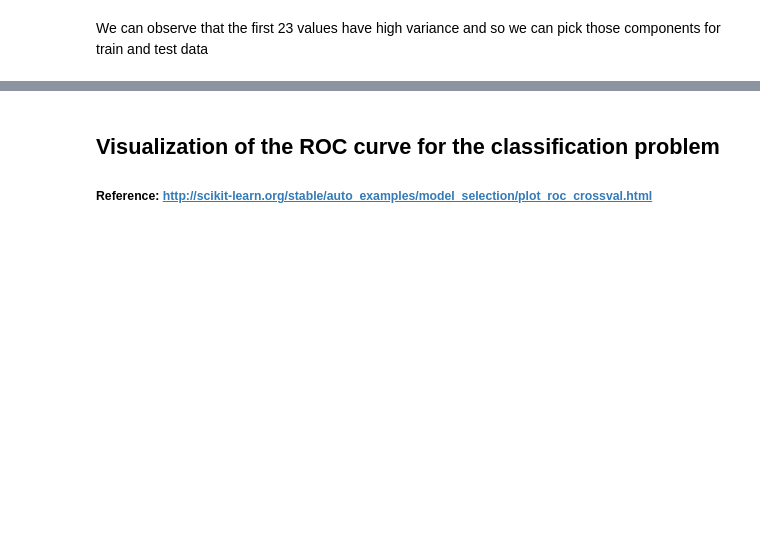
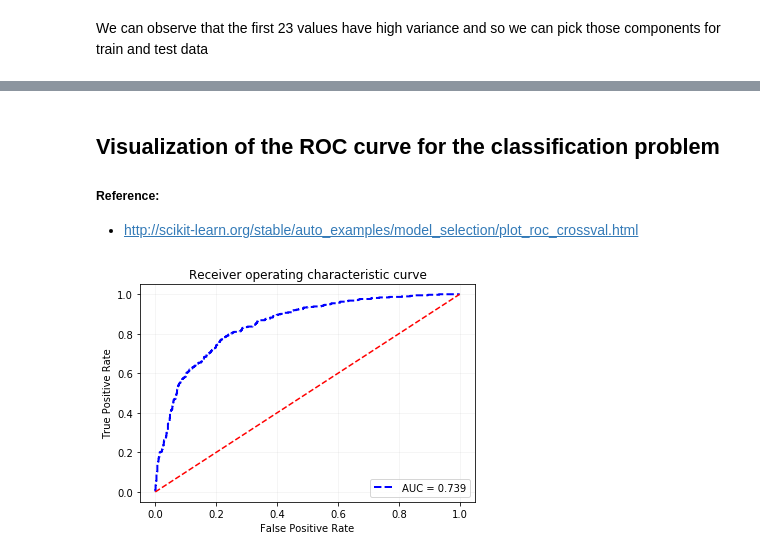
Before and after one commit to vipulpopat/MSCAI_CE4021_Project, a Jupyter notebook: Etivity_18195067.ipynb, the cells around one changed output, grey strips where cells are left out. Cells and saved outputs as stored; diff of their text form; code cells hidden in the pictures; blank space fills up the shorter version.

```diff
--- a/Etivity_18195067.ipynb
+++ b/Etivity_18195067.ipynb
@@ -539,12 +621,13 @@ We can observe that the first 23 values have high variance and so we can pick th
 X_pca_train = pca.transform(X_scaled_train)
 
 # Set X_PCA_train to the chosen principal components
-X_PCA_train = X_pca_train[:,:40]
+X_PCA_train = X_pca_train[:,:24]
 
 # Applying the PCA transform on the Test data set
 X_pca_test = pca.transform(X_scaled_test)
-X_PCA_test = X_pca_test[:,:40]
+X_PCA_test = X_pca_test[:,:24]
 
-X_PCA_train.shape
+print(X_PCA_train.shape)
+print(X_PCA_test.shape)
 # TODO: need to justify why we need or not need PCA <USE Pipeline perhaps>
 # %% [output]
@@ -558,37 +644,19 @@ X_PCA_train.shape
 # %%
 %%time
 
-#parameters = {'kernel':('linear', 'rbf'), 'C':[1, 5, 10], 'degree':[1, 3]}
-
-# The gamma parameter defines how far the influence of a single training example reaches,
-# with low values meaning ‘far’ and high values meaning ‘close’.
-
-
-parameters = {'C':[1,10],'gamma':[1,0.1,0.001,0.0001], 'kernel':['linear','rbf']}
-
-
+# Important parameters in SVC are: "C", "gamma" and the "kernel"
+hyper_parameters = {'C':[1,10, 100],'gamma':[1,0.1,0.001,0.0001], 'kernel':['linear','rbf']}
 
 # Using a SVM classifier
 # We need the probabilty set as True to get the ROC curve
 classifier = SVC(probability=True, random_state=42)
 
-model = GridSearchCV(classifier, parameters, cv=5, n_jobs=-1)
+# Using 5 fold cross-validation in grid search
+model = GridSearchCV(classifier, hyper_parameters, cv=5, n_jobs=-1)
 model.fit(X_PCA_train, y_train)
 
 print("Best parameters set found on training set:")
 print(model.best_params_)
 print()
-
-# Make predictions on test set
-predictions = model.predict(X_PCA_test)
-
-# Test accuracy
-print("The accuray on the test data:")
-print(metrics.accuracy_score(y_test, predictions))
-print()
-
-print("Detailed classification report:")
-print(classification_report(y_test, predictions))
-print()
 # %% [output]
 Best parameters set found on training set:
@@ -596,29 +704,32 @@ Best parameters set found on training set:
 # %% [markdown]
 ## Visualization of the ROC curve for the classification problem
-##### Reference: http://scikit-learn.org/stable/auto_examples/model_selection/plot_roc_crossval.html
+##### Reference:
+- http://scikit-learn.org/stable/auto_examples/model_selection/plot_roc_crossval.html
 # %%
 %%time
 
 # Find the ROC curve:
 # Call predict_proba on the estimator with the best found model parameters and find the area under the curve
 
 probabilities = model.predict_proba(X_PCA_test)
 
 fpr,tpr,thresholds = roc_curve(y_test,probabilities[:,1])
 
 plt.plot(fpr,tpr,linestyle = "dashed",
          color = "blue", linewidth = 2,
          label = "AUC = " + str(np.around(roc_auc_score(y_test, predictions),3)))
 
-plt.plot([0,1],[0,1],linestyle = "dashed", color = "orangered",linewidth = 1.5)
+plt.plot([0,1],[0,1],linestyle = "dashed", color = "red",linewidth = 1.5)
 
 plt.legend(loc = "lower right", prop = {"size" : 12})
 plt.grid(True, alpha = .15)
 
 plt.xlim([-0.05, 1.05])
 plt.ylim([-0.05, 1.05])
 plt.xlabel('False Positive Rate')
 plt.ylabel('True Positive Rate')
 plt.title('Receiver operating characteristic curve')
 plt.legend(loc="lower right")
 plt.show()
+# %% [output]
+[figure, added]
```
Also changed, not shown: parts of 40 cells of this notebook.
